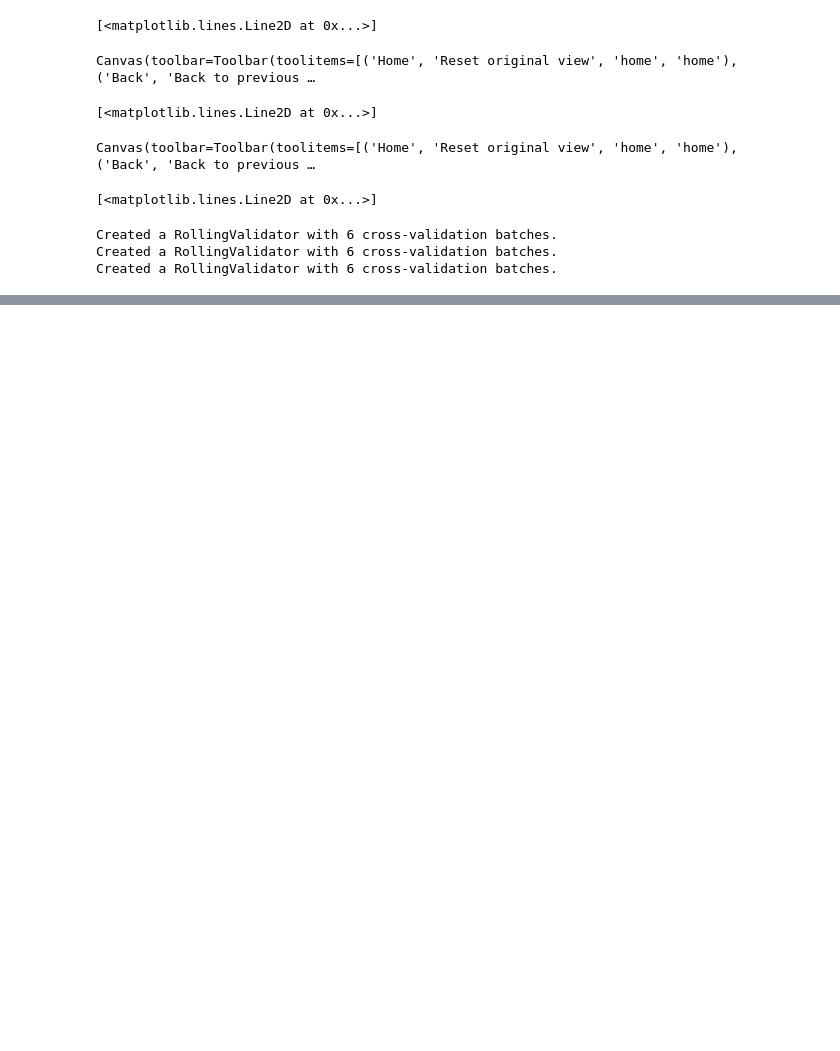
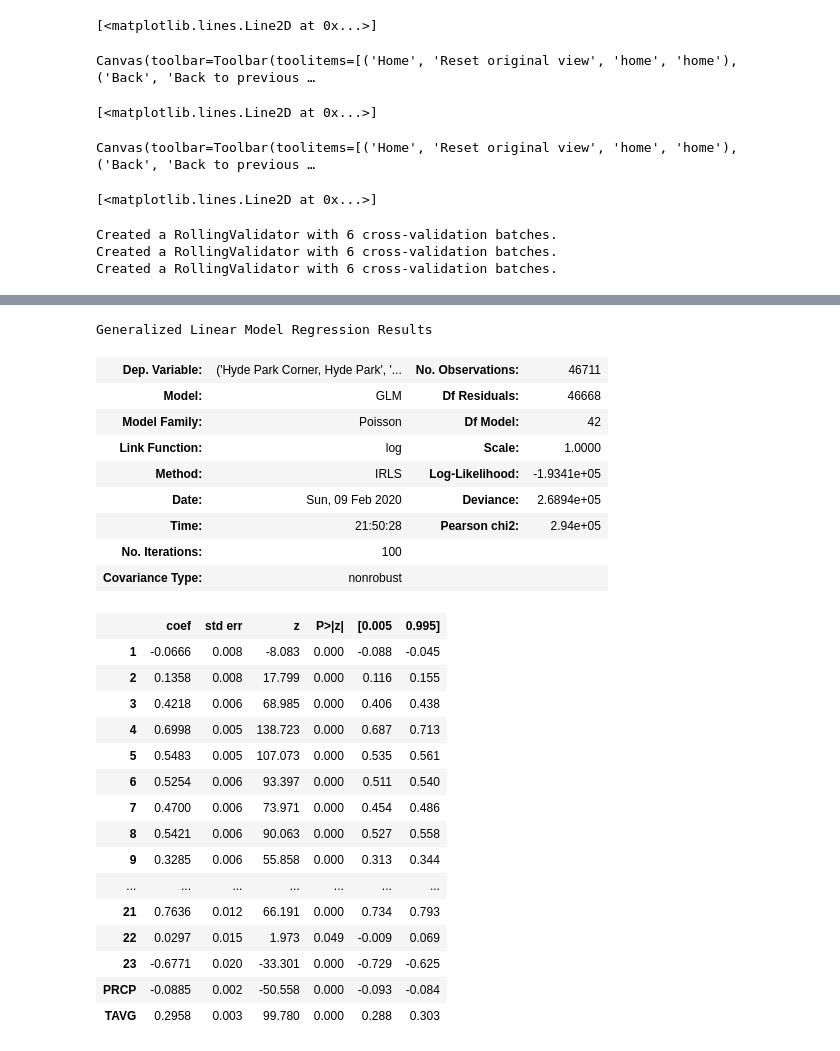
Before and after one commit to mhauru/boris-bike-forecast, a Jupyter notebook: analysis.ipynb, the cells around one changed output, grey strips where cells are left out. Cells and saved outputs as stored; diff of their text form; code cells hidden in the pictures; blank space fills up the shorter version.

Commit message:
Signifigance test of weather. Starting to prose.

```diff
--- a/analysis.ipynb
+++ b/analysis.ipynb
@@ -554,6 +711,7 @@ weekoffset = weekoffset.reindex(
 # weekly_rolling = weekly_rolling[first_time:last_time]
 predictors_trig = predictors_trig.loc[first_time:last_time, :]
 predictors_dum = predictors_dum.loc[first_time:last_time, :]
+times = data.index.to_series()
 # %%
 specific_predictors = weekoffset[test_columns]
 min_training_time = 2 * pd.Timedelta("365d")
@@ -1126,4 +1325,4 @@ Canvas(toolbar=Toolbar(toolitems=[('Home', 'Reset original view', 'home', 'home'
 # %%
-wdfn = wdf.copy()
+wdfn = wdf_resampled.copy()
 wdfn["PRCP"] /= wdfn["PRCP"].std()
 wdfn["TAVG"] = (wdfn["TAVG"] - wdfn["TAVG"].mean()) / wdfn["TAVG"].std()
@@ -1147,0 +1329,28 @@ array([[<matplotlib.axes._subplots.AxesSubplot object at 0x...>,
+# %%
+year_angles = 2 * np.pi * times.dt.week / 52
+# predictors_poiss = pd.DataFrame(
+#     {"Year sine": np.sin(year_angles), "Year cosine": np.cos(year_angles),}
+# )
+# predictors_poiss = pd.get_dummies(times.dt.month)
+
+specific_predictors_normalized = (
+    specific_predictors - specific_predictors.mean()
+) / specific_predictors.std()
+predictors_poiss = pd.concat(
+    [
+        pd.get_dummies(times.dt.month),
+        pd.get_dummies(times.dt.weekday),
+        pd.get_dummies(times.dt.hour),
+        wdfn,
+    ],
+    axis=1,
+)
+rv_poissw = RollingValidator(
+    data,
+    predictors_poiss,
+    specific_predictors_normalized,
+    #     weekly_rolling,
+    #     None,
+    min_training_time,
+    prediction_time,
+)
@@ -1147,0 +1383,12 @@ array([[<matplotlib.axes._subplots.AxesSubplot object at 0x...>,
+# %%
+test_columns = [
+    ("Waterloo Station 3, Waterloo", "Start"),
+    ("Hyde Park Corner, Hyde Park", "End"),
+]
+for test_column in test_columns:
+    glm_poisson = sm.GLM(
+        data[test_column], predictors_poiss, family=sm.families.Poisson(),
+    )
+    print(test_column)
+    model = glm_poisson.fit()
+    print(model.summary())
@@ -1147,0 +1413,29 @@ array([[<matplotlib.axes._subplots.AxesSubplot object at 0x...>,
+# %%
+model.summary(alpha=0.01)
+# %% [output]
+Generalized Linear Model Regression Results
+| Dep. Variable: | ('Hyde Park Corner, Hyde Park', '... | No. Observations: | 46711 |
+| Model: | GLM | Df Residuals: | 46668 |
+| Model Family: | Poisson | Df Model: | 42 |
+| Link Function: | log | Scale: | 1.0000 |
+| Method: | IRLS | Log-Likelihood: | -1.9341e+05 |
+| Date: | Sun, 09 Feb 2020 | Deviance: | 2.6894e+05 |
+| Time: | 21:50:28 | Pearson chi2: | 2.94e+05 |
+| No. Iterations: | 100 |  |  |
+| Covariance Type: | nonrobust |  |  |
+|  | coef | std err | z | P>|z| | [0.005 | 0.995] |
+| 1 | -0.0666 | 0.008 | -8.083 | 0.000 | -0.088 | -0.045 |
+| 2 | 0.1358 | 0.008 | 17.799 | 0.000 | 0.116 | 0.155 |
+| 3 | 0.4218 | 0.006 | 68.985 | 0.000 | 0.406 | 0.438 |
+| 4 | 0.6998 | 0.005 | 138.723 | 0.000 | 0.687 | 0.713 |
+| 5 | 0.5483 | 0.005 | 107.073 | 0.000 | 0.535 | 0.561 |
+| 6 | 0.5254 | 0.006 | 93.397 | 0.000 | 0.511 | 0.540 |
+| 7 | 0.4700 | 0.006 | 73.971 | 0.000 | 0.454 | 0.486 |
+| 8 | 0.5421 | 0.006 | 90.063 | 0.000 | 0.527 | 0.558 |
+| 9 | 0.3285 | 0.006 | 55.858 | 0.000 | 0.313 | 0.344 |
+| ... | ... | ... | ... | ... | ... | ... |
+| 21 | 0.7636 | 0.012 | 66.191 | 0.000 | 0.734 | 0.793 |
+| 22 | 0.0297 | 0.015 | 1.973 | 0.049 | -0.009 | 0.069 |
+| 23 | -0.6771 | 0.020 | -33.301 | 0.000 | -0.729 | -0.625 |
+| PRCP | -0.0885 | 0.002 | -50.558 | 0.000 | -0.093 | -0.084 |
+| TAVG | 0.2958 | 0.003 | 99.780 | 0.000 | 0.288 | 0.303 |
```
Also changed, not shown: parts of 45 cells of this notebook.
